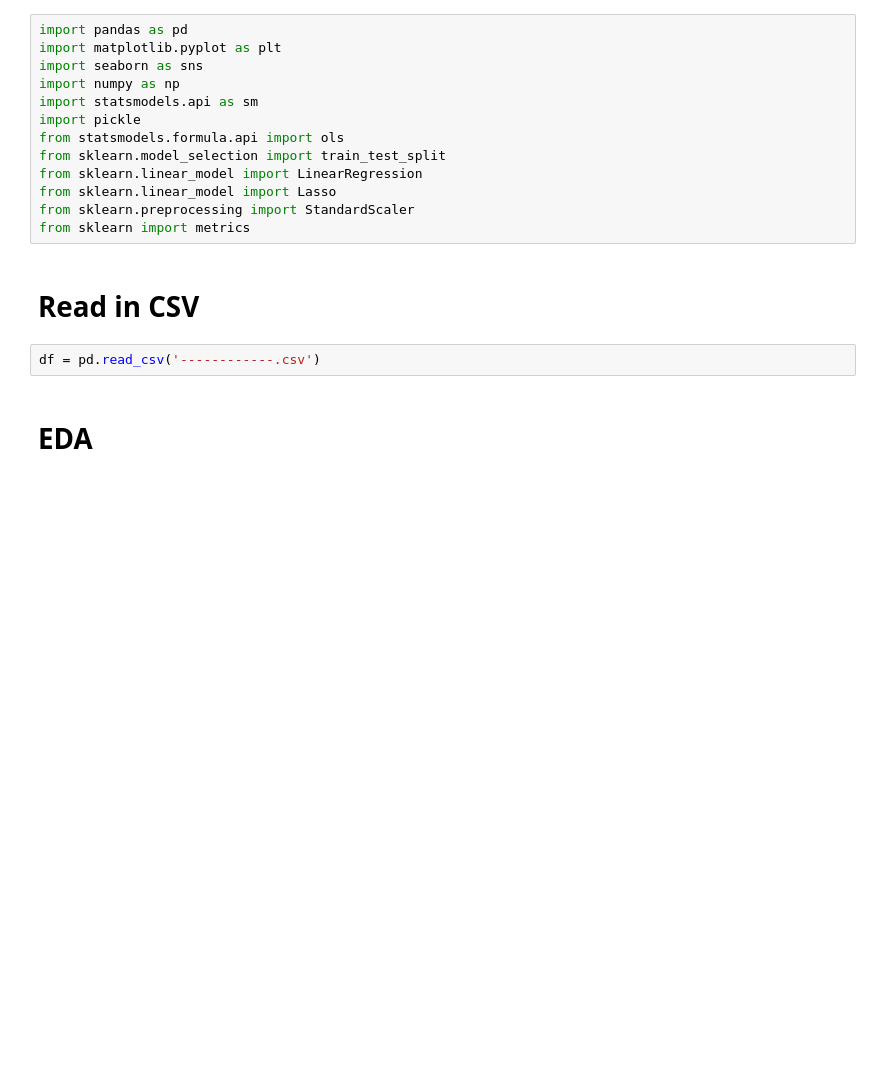
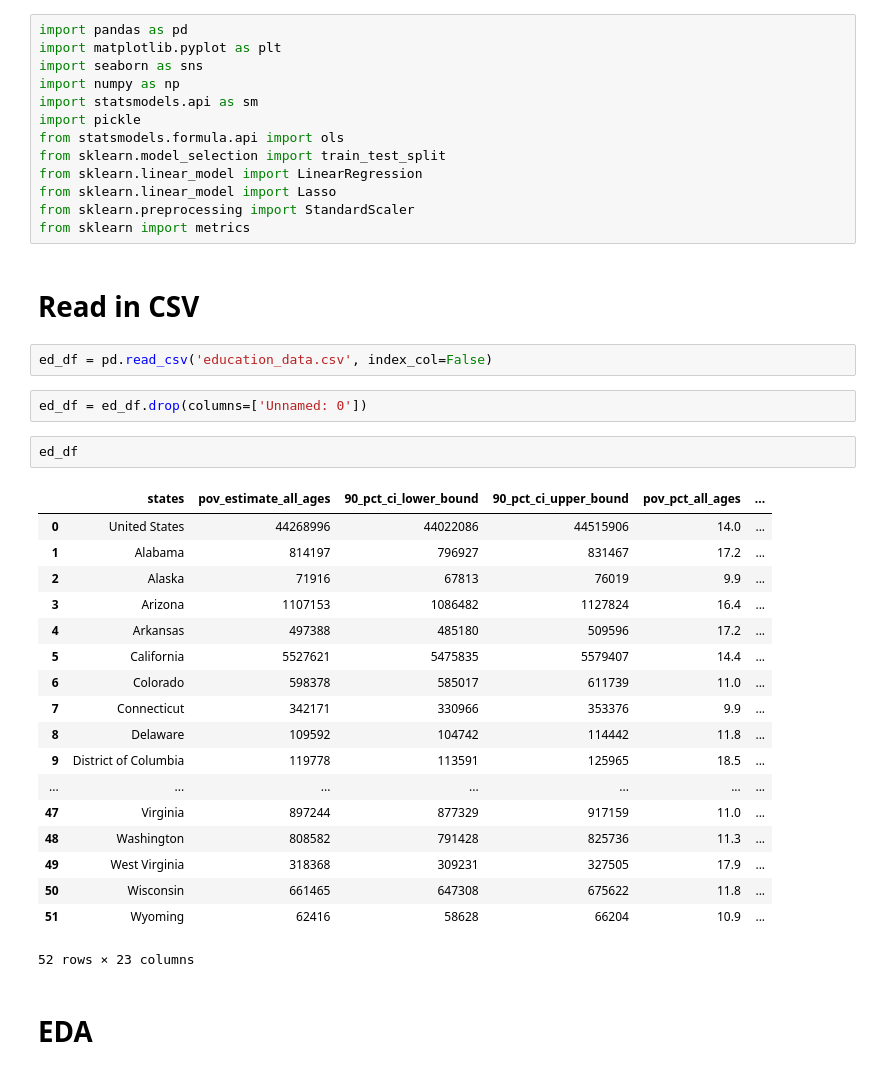
Before and after one commit to kevinmacmat/inquiry_into_school_attendance_rates, a Jupyter notebook: mod_2_final_workbook.ipynb, the cells around one changed output. Saved outputs shown, nothing was run; the diff lists cells and outputs as text; blank space fills up the shorter version.

Commit message:
gathered and cleaned data. started eda

```diff
--- a/mod_2_final_workbook.ipynb
+++ b/mod_2_final_workbook.ipynb
@@ -16,7 +16,30 @@ from sklearn import metrics
 # %% [markdown]
 # Read in CSV
 # %%
-df = pd.read_csv('------------.csv')
+ed_df = pd.read_csv('education_data.csv', index_col=False)
+# %%
+ed_df = ed_df.drop(columns=['Unnamed: 0'])
+# %%
+ed_df
+# %% [output]
+|  | states | pov_estimate_all_ages | 90_pct_ci_lower_bound | 90_pct_ci_upper_bound | pov_pct_all_ages | ... |
+| 0 | United States | 44268996 | 44022086 | 44515906 | 14.0 | ... |
+| 1 | Alabama | 814197 | 796927 | 831467 | 17.2 | ... |
+| 2 | Alaska | 71916 | 67813 | 76019 | 9.9 | ... |
+| 3 | Arizona | 1107153 | 1086482 | 1127824 | 16.4 | ... |
+| 4 | Arkansas | 497388 | 485180 | 509596 | 17.2 | ... |
+| 5 | California | 5527621 | 5475835 | 5579407 | 14.4 | ... |
+| 6 | Colorado | 598378 | 585017 | 611739 | 11.0 | ... |
+| 7 | Connecticut | 342171 | 330966 | 353376 | 9.9 | ... |
+| 8 | Delaware | 109592 | 104742 | 114442 | 11.8 | ... |
+| 9 | District of Columbia | 119778 | 113591 | 125965 | 18.5 | ... |
+| ... | ... | ... | ... | ... | ... | ... |
+| 47 | Virginia | 897244 | 877329 | 917159 | 11.0 | ... |
+| 48 | Washington | 808582 | 791428 | 825736 | 11.3 | ... |
+| 49 | West Virginia | 318368 | 309231 | 327505 | 17.9 | ... |
+| 50 | Wisconsin | 661465 | 647308 | 675622 | 11.8 | ... |
+| 51 | Wyoming | 62416 | 58628 | 66204 | 10.9 | ... |
+52 rows × 23 columns
 # %% [markdown]
 # EDA
 # %% [markdown]
```
Also changed, not shown: parts of 5 cells of this notebook, 5 other files.
